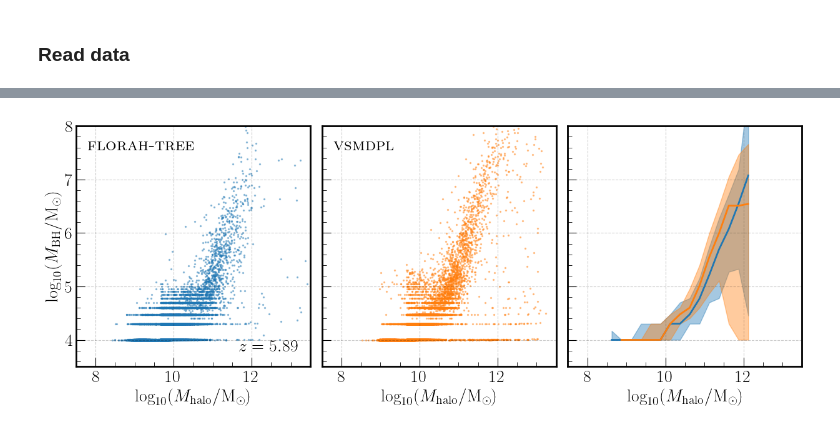
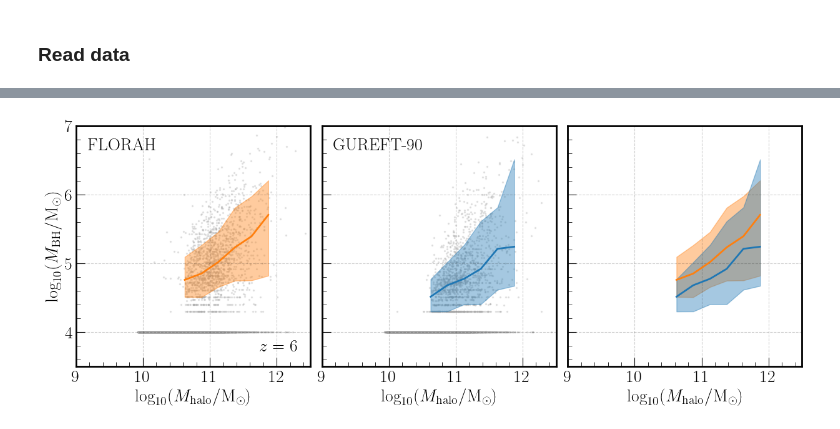
Before and after one commit to trivnguyen/florah-tree, a Jupyter notebook: scsam/notebooks/sam_bh.ipynb, the cells around one changed output, grey strips where cells are left out. Drawn from its saved outputs; the diff is of its cells as text; code cells hidden in the pictures.

```diff
--- a/scsam/notebooks/sam_bh.ipynb
+++ b/scsam/notebooks/sam_bh.ipynb
@@ -21,13 +21,18 @@ plt.style.use('/mnt/home/tnguyen/default.mplstyle')
 # %% [markdown]
 ### Read data
 # %%
-data_root = "/mnt/ceph/users/tnguyen/florah/sc-sam/florah-tree/"
-sim_table = utils.read_all_props(os.path.join(data_root, 'vsmdpl_sim/output'))
-gen_table = utils.read_all_props(os.path.join(data_root, 'vsmdpl_gen/output'))
-z = 5.89
+model_name = 'gru-gru-opt'
+data_root = "/mnt/ceph/users/tnguyen/florah-tree/sc-sam/gureft90-nprog2-dt4-z15"
+sim_table = utils.read_all_props(os.path.join(data_root, 'data/output'))
+gen_table = utils.read_all_props(os.path.join(data_root, 'output'))
 sat_types = [0, 1, 2, 3]
 
 select = (sim_table['mstar'] > 0) & np.isin(sim_table['sat_type'], sat_types)
 sim_table = sim_table[select]
 select = (gen_table['mstar'] > 0) & np.isin(gen_table['sat_type'], sat_types)
 gen_table = gen_table[select]
+
+print(len(sim_table), len(gen_table))
+
+plotdir = f'/mnt/home/tnguyen/projects/florah/figures/sc-sam/gureft05-{model_name}'
+os.makedirs(plotdir, exist_ok=True)
@@ -58,17 +49,20 @@ sim_log_mbh = np.log10(sim_table['mBH'].to_numpy()) + 9
 sim_log_mhalo = np.log10(sim_table['mhalo'].to_numpy()) + 9
 gen_log_mbh = np.log10(gen_table['mBH'].to_numpy()) + 9
 gen_log_mhalo = np.log10(gen_table['mhalo'].to_numpy()) + 9
+min_log_mbh = 4.1
 
 sim_log_mbh_q = np.zeros((num_bins, len(q)))
 gen_log_mbh_q = np.zeros((num_bins, len(q)))
 for i in range(num_bins):
     select = (sim_log_mhalo > mhalo_bins[i]) & (sim_log_mhalo < mhalo_bins[i+1])
+    select &= sim_log_mbh > min_log_mbh
     if select.sum() < min_count:
         sim_log_mbh_q[i] = np.nan
     else:
         sim_log_mbh_q[i] = np.nanpercentile(sim_log_mbh[select], q)
 
     select = (gen_log_mhalo > mhalo_bins[i]) & (gen_log_mhalo < mhalo_bins[i+1])
+    select &= gen_log_mbh > min_log_mbh
     if select.sum() < min_count:
         gen_log_mbh_q[i] = np.nan
     else:
@@ -76,54 +70,60 @@ for i in range(num_bins):
 # %%
 fig, axes = plt.subplots(1, 3, figsize=(15, 5), sharex=True, sharey=True)
 
-sim_label = r'\textsc{vsmdpl}'
-gen_label = r'\textsc{florah-tree}'
-gen_color = 'C0'
-sim_color = 'C1'
-xlim = (7.5, 13.5)
-ylim = (3.5, 8)
-# xlim = (10.5, 12.0)
+gen_label = r'FLORAH'
+sim_label = r'GUREFT-90'
+gen_color = 'C1'
+sim_color = 'C0'
+xlim = (9, 12.5)
+ylim = (3.5, 7)
+sc_alpha = 0.25
 
 # plot only the generated galaxies
-axes[0].scatter(
-    gen_log_mhalo, gen_log_mbh, s=2, alpha=0.4, c='C0')
-
-# plot only the simulated galaxies
-axes[1].scatter(
-    sim_log_mhalo, sim_log_mbh, s=2, alpha=0.4, c='C1')
+axes[0].scatter(gen_log_mhalo, gen_log_mbh, s=2, alpha=sc_alpha, color='darkgrey')
+axes[0].plot(
+    mhalo_bins_ce, gen_log_mbh_q[:, 0], color=gen_color, lw=2)
+axes[0].fill_between(
+    mhalo_bins_ce, gen_log_mbh_q[:, 1], gen_log_mbh_q[:, 2],
+    alpha=0.4, color=gen_color)
+axes[1].scatter(sim_log_mhalo, sim_log_mbh, s=2, alpha=sc_alpha, color='darkgrey')
+axes[1].plot(
+    mhalo_bins_ce, sim_log_mbh_q[:, 0], color=sim_color, lw=2)
+axes[1].fill_between(
+    mhalo_bins_ce, sim_log_mbh_q[:, 1], sim_log_mbh_q[:, 2],
+    alpha=0.4, color=sim_color)
 
 # plot both but only the median and 16-84 percentile
 axes[2].plot(
     mhalo_bins_ce, gen_log_mbh_q[:, 0], color=gen_color, lw=2)
 axes[2].fill_between(
     mhalo_bins_ce, gen_log_mbh_q[:, 1], gen_log_mbh_q[:, 2],
     alpha=0.4, color=gen_color)
 axes[2].plot(
     mhalo_bins_ce, sim_log_mbh_q[:, 0], color=sim_color, lw=2)
 axes[2].fill_between(
     mhalo_bins_ce, sim_log_mbh_q[:, 1], sim_log_mbh_q[:, 2],
     alpha=0.4, color=sim_color)
 
 axes[0].set_ylabel(r'$\log_{10}(M_{\rm BH}/ \rm M_{\odot})$')
 for ax in axes:
     ax.set_xlabel(r'$\log_{10}(M_{\rm halo}/ \rm M_{\odot})$')
 axes[0].set_xlim(xlim)
 axes[0].set_ylim(ylim)
 
 # annotate the panels
 axes[0].text(
     0.05, 0.95, gen_label,
     transform=axes[0].transAxes, ha='left', va='top')
 axes[1].text(
     0.05, 0.95, sim_label,
     transform=axes[1].transAxes, ha='left', va='top')
 
 # redshift at the lower right
 axes[0].text(
-    0.95, 0.05, r'$z={{{}}}$'.format(z),
-    transform=axes[0].transAxes, ha='right', va='bottom')
+    0.95, 0.05, r'$z=6$', transform=axes[0].transAxes, ha='right', va='bottom')
 
 fig.subplots_adjust(wspace=0.05)
+# fig.savefig(os.path.join(plotdir, 'bh_halo.png'), bbox_inches='tight', dpi=300)
 plt.show()
 # %% [output]
-[figure, old version]
+[figure, new version]
```
Also changed, not shown: parts of 2 cells of this notebook, 17 other files.
